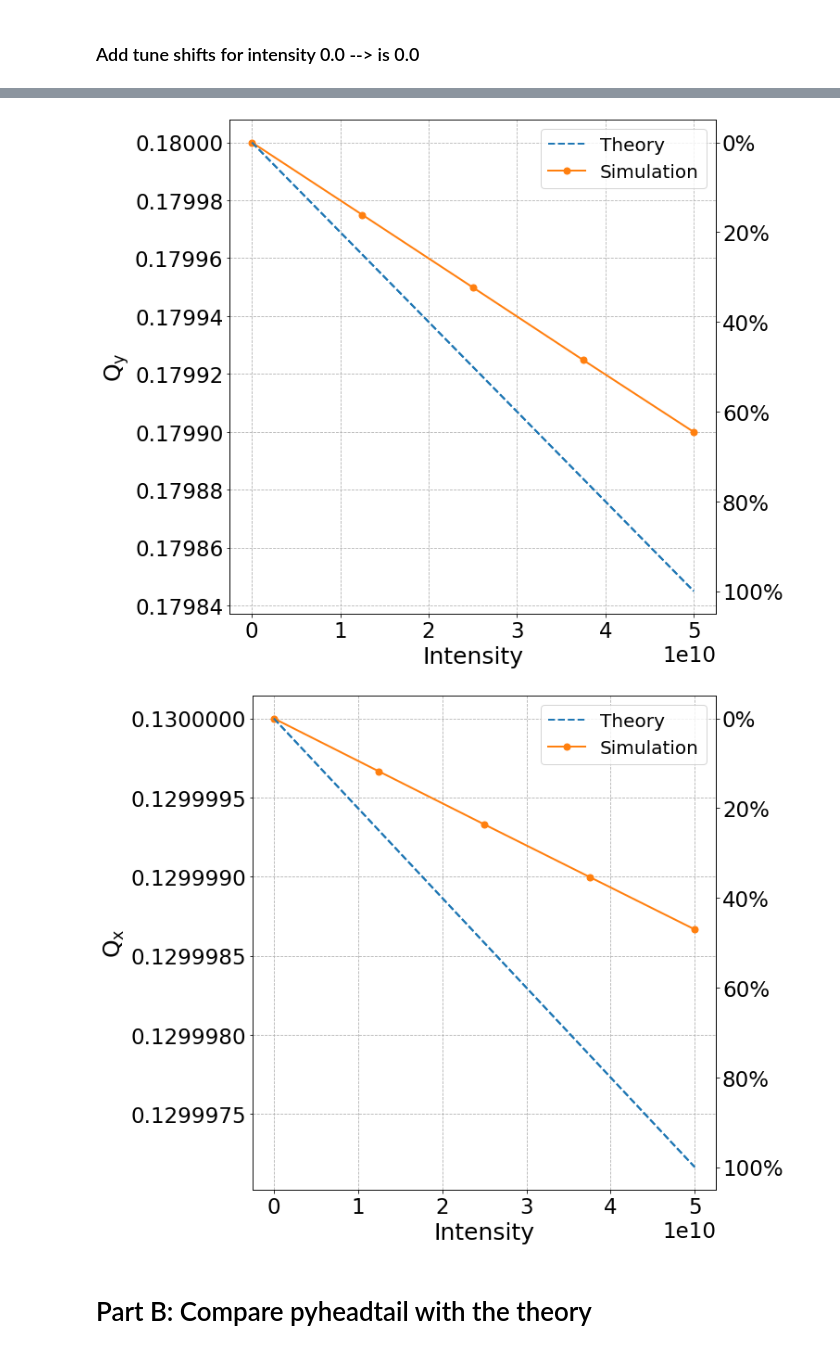
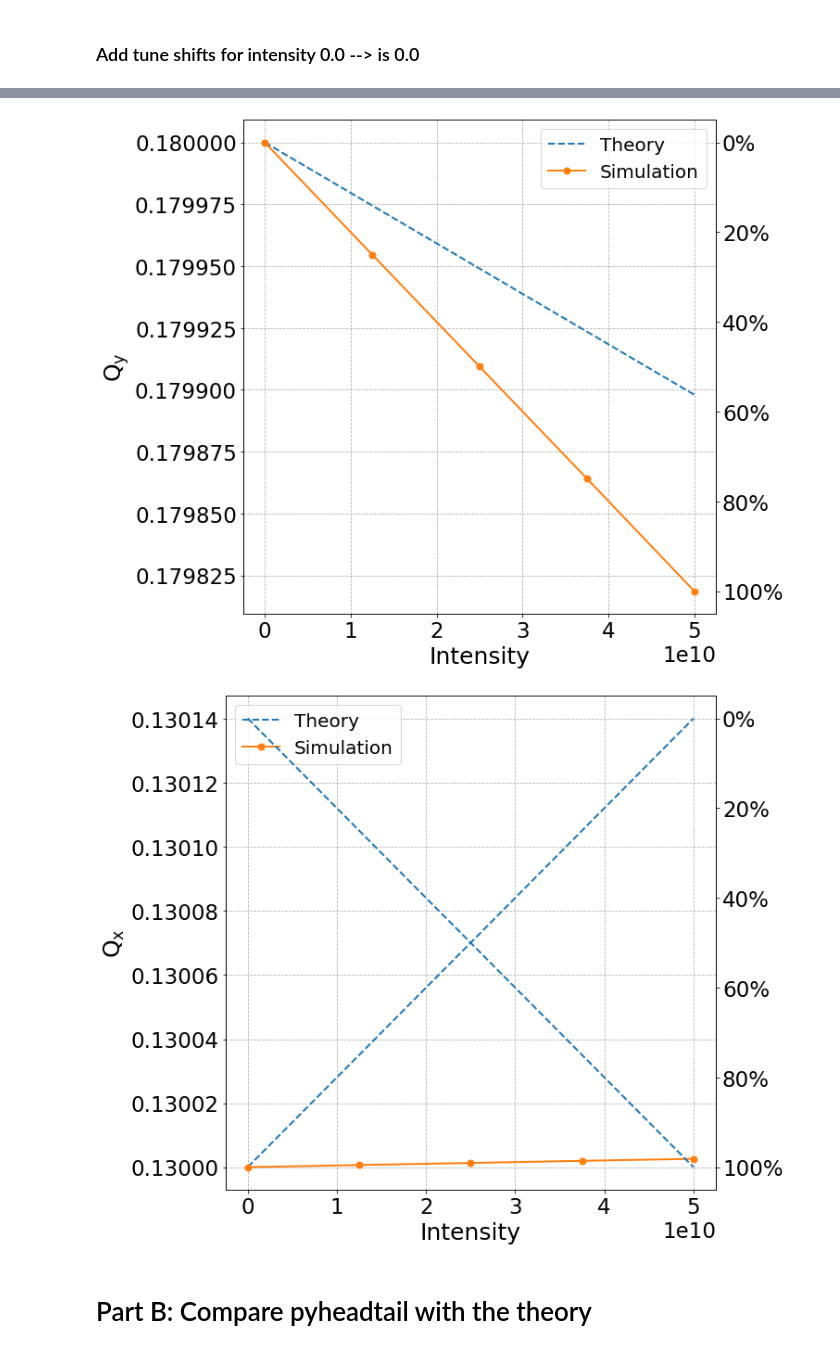
Before and after one commit to natriant/cc_rf_noise_pyheadtail, a Jupyter notebook: run_simulation/run_PyHEADTAIL_no_htcondor/impedance_studies/SPSheadtail_tune_shift_with_impedance-simple.ipynb, the cells around one changed output, grey strips where cells are left out. Drawn from its saved outputs; the diff is of its cells as text; code cells hidden in the pictures.

```diff
--- a/run_simulation/run_PyHEADTAIL_no_htcondor/impedance_studies/SPSheadtail_tune_shift_with_impedance-simple.ipynb
+++ b/run_simulation/run_PyHEADTAIL_no_htcondor/impedance_studies/SPSheadtail_tune_shift_with_impedance-simple.ipynb
@@ -255,12 +232,11 @@ n_damped_turns = int(n_turns/decTurns) # The total number of turns at which the
 # %% [markdown]
 ### 6) Start tracking
 # %%
-meanX = np.zeros(n_damped_turns)
-meanY = np.zeros(n_damped_turns)
+meanX = np.zeros(n_turns)
+meanY = np.zeros(n_turns)
 
 # Iterate over the intensities, reload bunch object from file for each intensisty
-#intensity_list = np.linspace(0, 5e10, 5)
-for intensity in intensity_list[1:]:
+for intensity in intensity_list[:1]:
     print(f'Tracking for intensity:{intensity}')
 
     file2 = open(f'bunch_intensity{intensity/1e10}1e10', 'rb')
@@ -268,31 +244,20 @@ for intensity in intensity_list[1:]:
     file2.close()
     for i in range(n_turns):
 
-        # Crab cavity
-        Vcc = 1e6
-        p_cc = Vcc/(gamma*.938e9)  # Vo/Eb
-
-        # Gaussian Amplitude noise
-        bunch.yp += ampKicks[i]*np.sin(2*np.pi*400e6/(bunch.beta*c)*bunch.z)
-
-        # Gaussian Phase noise
-        bunch.yp += phaseKicks[i]*np.cos(2*np.pi*400e6/(bunch.beta*c)*bunch.z)
-
-        #These next two lines actually "run" the simulation - the computationally heavy part
         for m in one_turn_map:
             m.track(bunch)
 
 
-        if i%decTurns is  0:
-            j = int(i/decTurns)
-            meanX[j] = np.mean(bunch.x)
-            meanY[j] = np.mean(bunch.y)
+        meanX[i] = np.mean(bunch.x)
+        meanY[i] = np.mean(bunch.y)
 
 
 
     dataExport = [meanX, meanY]#, meanXsq, meanYsq, emitX, emitY]
 
-    f = open(filename+f'_intensity{intensity/1e10:.2f}e10_ayy{app_y}_QpyQpx{Qp_x}.txt', 'w')
+    #f = open(filename+f'_intensity{intensity/1e10:.2f}e10_ayy{app_y}_QpyQpx{Qp_x}.txt', 'w')
+    f = open(filename+f'_intensity{intensity/1e10:.2f}e10.txt', 'w')
+
 
     with f:
         out = csv.writer(f, delimiter=',')
@@ -300,5 +265,5 @@ for intensity in intensity_list[1:]:
 
     print('--> Done.')
 
-    print("Simulation time in seconds: " + str(time.clock() - t0))
+    print("Simulation time in seconds: ")# + str(time.clock() - t0))
 # %% [output]
@@ -321,7 +277,9 @@ Qy_list.insert(0, 0.18)
 
 for intensity in intensity_list[1:]:
     # Load the file with all of the saved data from the run
-    meanX, meanY = np.loadtxt(filename+f'_intensity{intensity/1e10:.2f}e10_ayy{app_y}_QpyQpx{Qp_x}.txt', delimiter = ",", unpack = True)
+    #meanX, meanY = np.loadtxt(filename+f'_intensity{intensity/1e10:.2f}e10_ayy{app_y}_QpyQpx{Qp_x}.txt', delimiter = ",", unpack = True)
+
+    meanX, meanY = np.loadtxt(f'./kicker_quad_dipole/file_intensity{intensity/1e10:.2f}e10.txt', delimiter = ",", unpack = True)
 
     Qx_list.append(pnf.get_tune(meanX))
     Qy_list.append(pnf.get_tune(meanY))
@@ -386,6 +417,6 @@ if savefig:
 # %%
-Qx_list_theory = np.array(DQx_theory)+0.13
-Qy_list_theory = np.array(DQy_theory)+0.18
+Qx_list_theory = np.array(DQx_theory_quad_kicker)+0.13
+Qy_list_theory = np.array(DQy_theory_quad_kicker)+0.18
 # %%
 # Plot with percentages
 
@@ -405,7 +436,7 @@ ax1.set_xlabel('Intensity')
 
 
 ax2 = ax1.twinx()
-ax2.plot(intensity_list, perc, '--', c='C0')#
+ax2.plot(intensity_list, perc, linestyle='None', c='C0')#
 fmt = '%.0f%%' # Format you want the ticks, e.g. '40%'
 yticks = mtick.FormatStrFormatter(fmt)
 ax2.yaxis.set_major_formatter(yticks)
@@ -425,47 +456,47 @@ savefig = True
 if savefig:
     plt.savefig('Qy_vs_intensity_vs_Chao_SPS_Q26_QpxQpy0_27cm_without_points_below_0.01ns_percentages.png')
 # %% [output]
-[figure, old version]
+[figure, new version]
 # %%
 # Plot with percentages
 
 
 import matplotlib.ticker as mtick
 
-perc = np.linspace(0, 100,len(Qy_list_theory))
+perc = np.linspace(0, 100,len(Qx_list_theory))
 
 fig, ax1 = plt.subplots(1,1, figsize=(10.5, 8.5))
 
 ax1.plot(intensity_list, Qx_list_theory, '--', c='C0', label='Theory')
 ax1.plot(intensity_list, Qx_list, '-o', c='C1', label='Simulation')
 
 
 ax1.set_ylabel(r'$\mathrm{Q_x}$')
 ax1.set_xlabel('Intensity')
 
 
 ax2 = ax1.twinx()
 ax2.plot(intensity_list, perc, '--', c='C0')#
 fmt = '%.0f%%' # Format you want the ticks, e.g. '40%'
 yticks = mtick.FormatStrFormatter(fmt)
 ax2.yaxis.set_major_formatter(yticks)
 ax2.invert_yaxis()
 
 
 #ax.set_xlim(0, 35)
 
 ax1.legend()
 ax1.ticklabel_format(axis='y', style='', scilimits=None, useOffset=False)#,
 #ax1.set_xticks(np.arange(0,40,5))
 
 ax1.grid(ls='--')
 plt.tight_layout()
 
 savefig = True
 if savefig:
     plt.savefig('Qx_vs_intensity_vs_Chao_SPS_Q26_QpxQpy0_27cm_without_points_below_0.01ns_percentages.png')
 # %% [output]
-[figure, old version]
+[figure, new version]
 # %% [markdown]
 # Part B: Compare pyheadtail with the theory
 # %%
```
Also changed, not shown: parts of 10 cells of this notebook, 30 other files.
